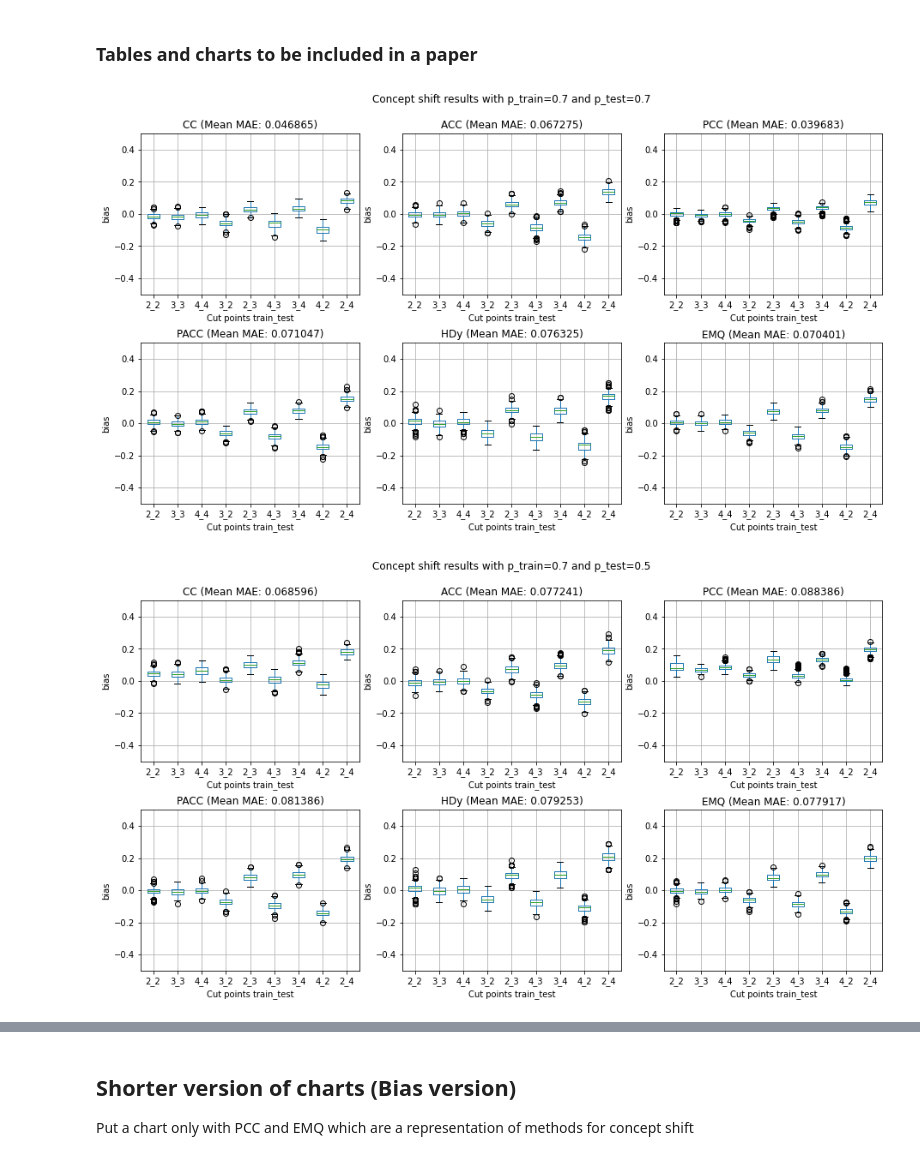
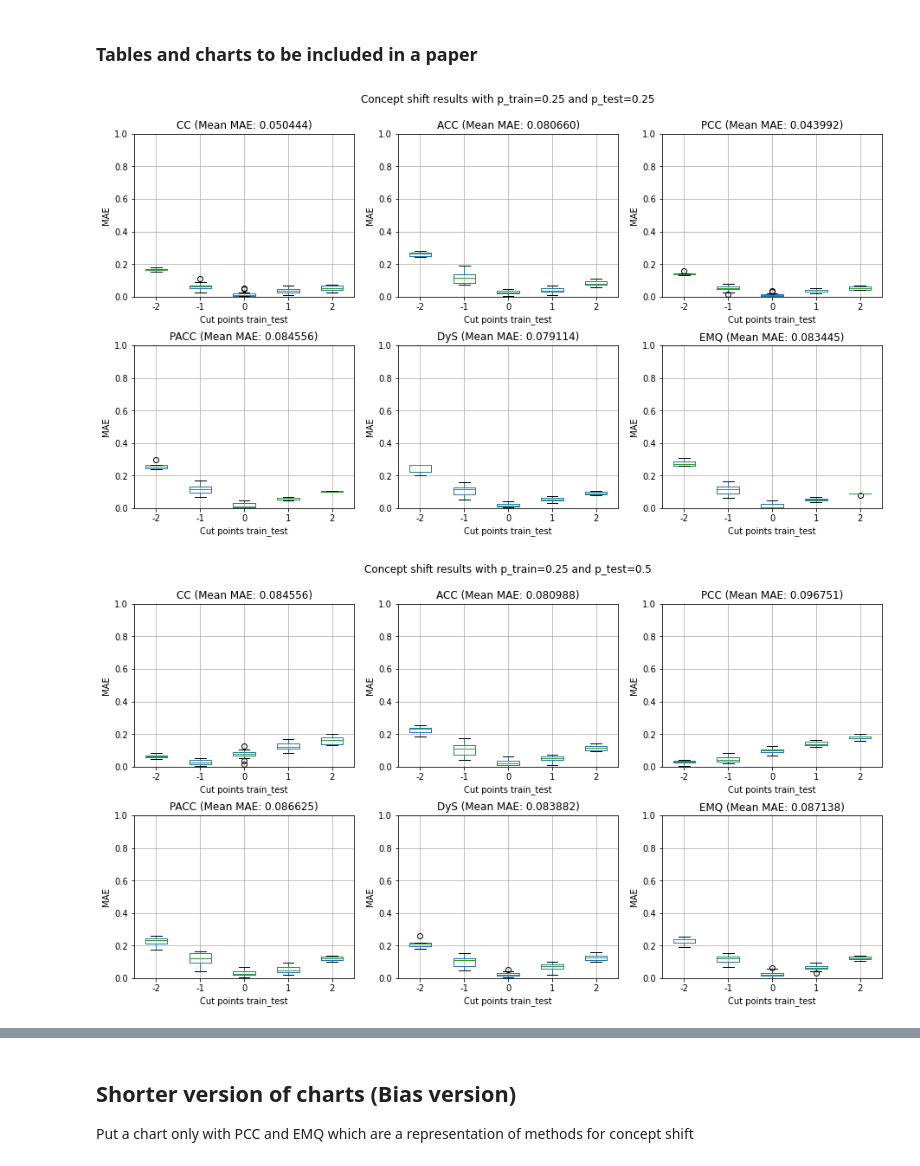
Before and after one commit to pglez82/quant_datasetshift, a Jupyter notebook: analyze_results_concept.ipynb, the cells around one changed output, grey strips where cells are left out. Cells and saved outputs as stored; diff of their text form; code cells hidden in the pictures.

```diff
--- a/analyze_results_concept.ipynb
+++ b/analyze_results_concept.ipynb
@@ -114,22 +109,23 @@ Text(0.5, 0.38, 'p_train = 0.700000, p_test = 0.250000')
 # %% [markdown]
 ### Tables and charts to be included in a paper
 # %%
-quantificators = ["CC", "ACC", "PCC", "PACC", "HDy", "EMQ"]
-for p_test in ps_test:
-    fig, ax = plt.subplots(2,3,figsize=(15,8))
-    plt.subplots_adjust(hspace=0.3)
-    for k,quant_name in enumerate(quantificators):
-        exp_id = "%s_%f" % (quant_name,p_test)
-        results = results_dict[quant_name]
-        results = results.loc[results['p_test'] == p_test]
-        ax[k//3][k%3].set_ylim(-0.5, 0.5)
-        ax[k//3][k%3].set_ylabel(error)
-        results.boxplot(ax=ax[k//3][k%3],column='error',by='cut_points')
-        plt.suptitle('Concept shift results with p_train=0.7 and p_test={}'.format(p_test))
-        ax[k//3][k%3].set_xlabel("Cut points train_test")
-        ax[k//3][k%3].set_title("%s (Mean %s: %f)"  % (quant_name,'MAE',mean_error_methods[exp_id]))
-    plt.savefig("images/concept{}.pdf".format(p_test),format='pdf')
-    plt.savefig("images/concept{}.png".format(p_test),format='png')
+quantificators = ["CC", "ACC", "PCC", "PACC", "DyS", "EMQ"]
+for p_train in ps_train:
+    for p_test in ps_test:
+        fig, ax = plt.subplots(2,3,figsize=(15,8))
+        plt.subplots_adjust(hspace=0.3)
+        for k,quant_name in enumerate(quantificators):
+            exp_id = "%s_%f_%f" % (quant_name,p_train,p_test)
+            results = results_dict[quant_name]
+            results = results.loc[(results['p_test'] == p_test) & (results['p_train'] == p_train)]
+            ax[k//3][k%3].set_ylim(0, 1)
+            ax[k//3][k%3].set_ylabel(error)
+            results.boxplot(ax=ax[k//3][k%3],column='MAE',by='cut_points')
+            plt.suptitle('Concept shift results with p_train={} and p_test={}'.format(p_train, p_test))
+            ax[k//3][k%3].set_xlabel("Cut points train_test")
+            ax[k//3][k%3].set_title("%s (Mean %s: %f)"  % (quant_name,'MAE',mean_error_methods[exp_id]))
+        plt.savefig("images/concept{}_{}.pdf".format(p_train,p_test),format='pdf')
+        plt.savefig("images/concept{}_{}.png".format(p_train,p_test),format='png')
 # %% [output]
-[figure, old version]
+[figure, new version]
-[figure, old version]
+[figure, new version]
```
Also changed, not shown: parts of 6 cells of this notebook, 4 other files.
